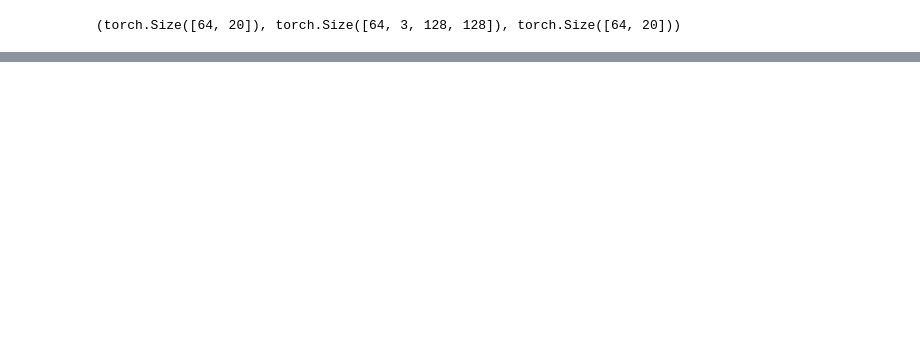
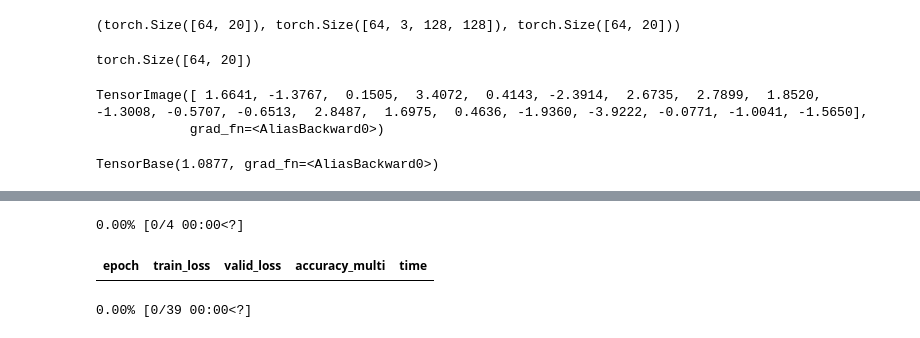
Before and after one commit to atozncoder/ai, a Jupyter notebook: BookChapter6.ipynb, the cells around one changed output, grey strips where cells are left out. Saved outputs shown, nothing was run; the diff lists cells and outputs as text; code cells hidden in the pictures; blank space fills up the shorter version.

```diff
--- a/BookChapter6.ipynb
+++ b/BookChapter6.ipynb
@@ -114,0 +119,11 @@ activs.shape, x.shape, y.shape
+# %%
+x,y = to_cpu(dls.train.one_batch())
+activs = learn.model(x)
+activs.shape
+# %% [output]
+torch.Size([64, 20])
+# %%
+activs[0]
+# %% [output]
+TensorImage([ 1.6641, -1.3767,  0.1505,  3.4072,  0.4143, -2.3914,  2.6735,  2.7899,  1.8520, -1.3008, -0.5707, -0.6513,  2.8487,  1.6975,  0.4636, -1.9360, -3.9222, -0.0771, -1.0041, -1.5650],
+            grad_fn=<AliasBackward0>)
@@ -114,0 +134,12 @@ activs.shape, x.shape, y.shape
+# %%
+loss_func = nn.BCEWithLogitsLoss()
+# loss = loss_func(activs, y)
+loss = loss_func(TensorBase(activs), TensorBase(y))
+
+loss
+# %% [output]
+TensorBase(1.0877, grad_fn=<AliasBackward0>)
+# %%
+learn = vision_learner(dls, resnet50, metrics=partial(accuracy_multi, thresh=0.2))
+learn.fine_tune(3, base_lr=3e-3, freeze_epochs=4)
+# %% [output]
@@ -114,0 +147,3 @@ activs.shape, x.shape, y.shape
+0.00% [0/4 00:00<?]
+| epoch | train_loss | valid_loss | accuracy_multi | time |
+0.00% [0/39 00:00<?]
```
Also changed, not shown: parts of 8 cells of this notebook.
